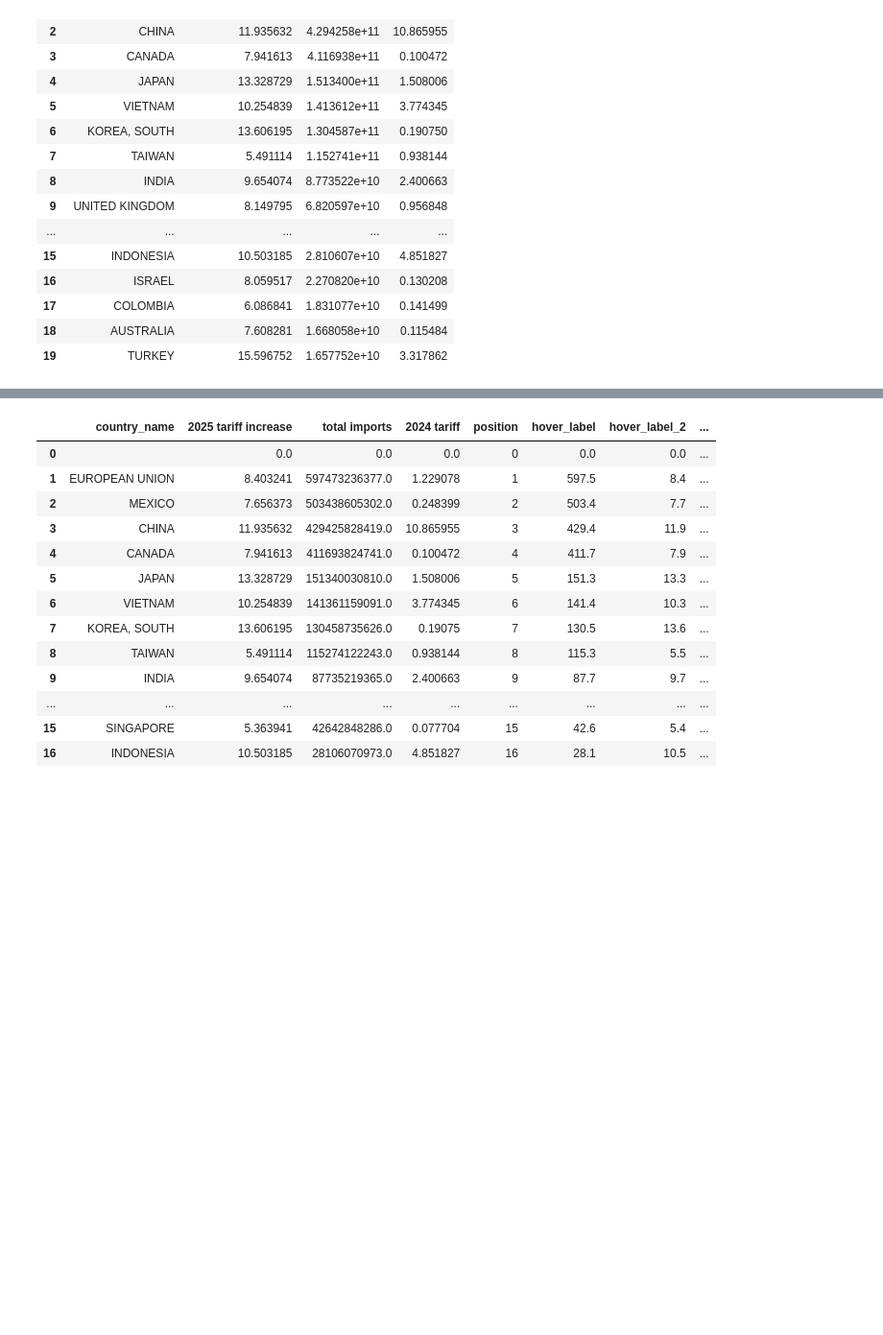
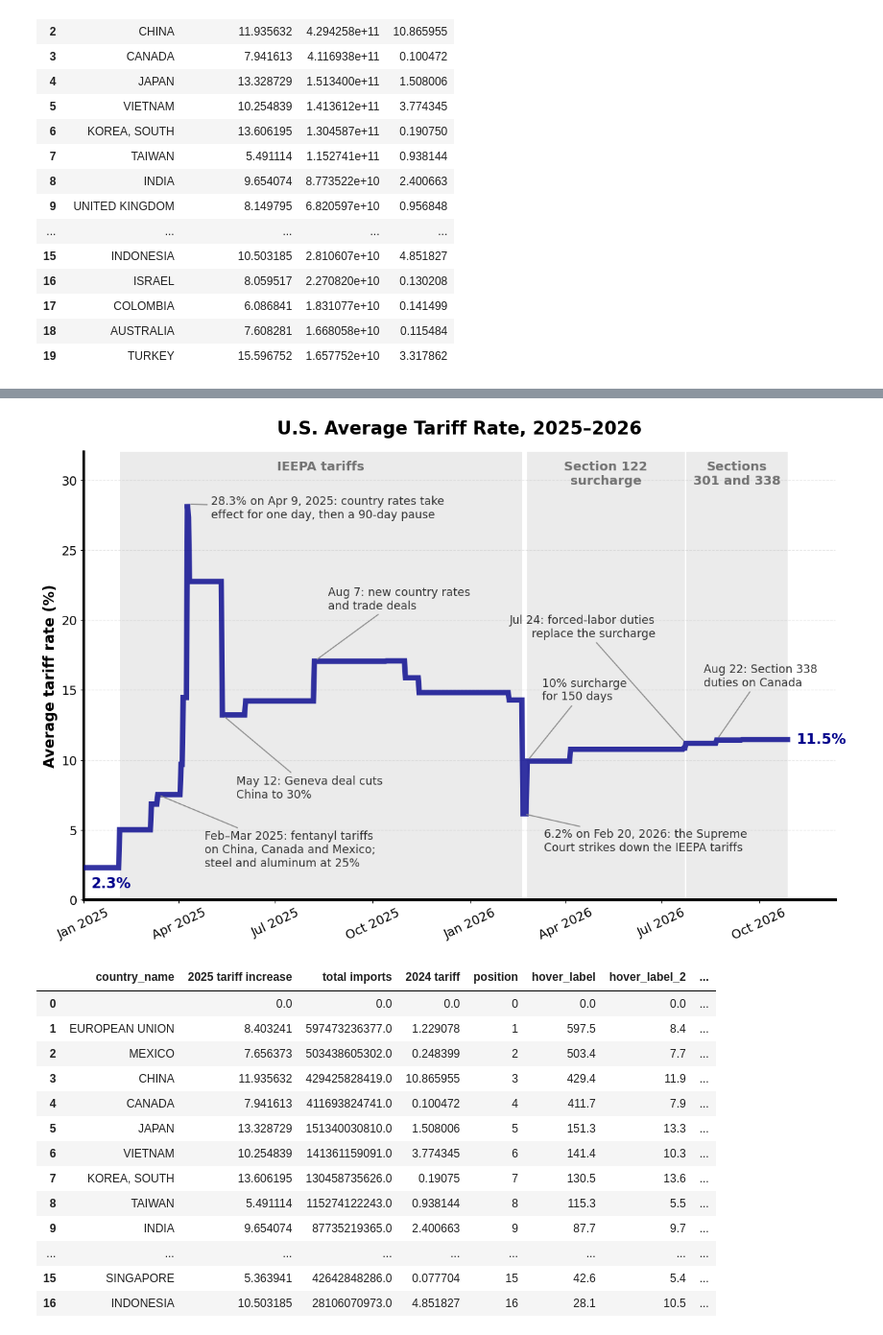
Before and after one commit to tradewartracker/trade-war-redux-2025, a Jupyter notebook: plot-tariff-by-country-by-time.ipynb, the cells around one changed output, grey strips where cells are left out. Shown at 96% size. Drawn from its saved outputs; the diff is of its cells as text; code cells hidden in the pictures; blank space fills up the shorter version.

```diff
--- a/plot-tariff-by-country-by-time.ipynb
+++ b/plot-tariff-by-country-by-time.ipynb
@@ -606,3 +573,95 @@ display(IPImage("tariff-fig.png"))
+# %%
+# ── README header figure ─────────────────────────────────────────────────
+# tariff-fig.png at the top of README.md: the daily national average, annotated
+# with the three policy periods and the main events, in the house figure style.
+# Each label reads its rate from the series, so only a new action needs a new
+# EVENTS entry. The line stops at the run date (the forward-filled tail is not data).
+%matplotlib inline
+import matplotlib.dates as mdates
+
+plt.rcParams.update({
+    'axes.spines.top': False, 'axes.spines.right': False,
+    'axes.linewidth': 3, 'axes.labelweight': 'bold', 'axes.titleweight': 'bold',
+    'axes.titlesize': 20, 'axes.labelsize': 16,
+    'xtick.labelsize': 14, 'ytick.labelsize': 14,
+    'legend.frameon': False, 'legend.fontsize': 12,
+    'grid.alpha': 0.3, 'grid.linestyle': '--', 'savefig.bbox': 'tight',
+})
+LINE = 'darkblue'
+NOTE = '#333333'
+
+as_of = pd.Timestamp.today().normalize()
+series = daily_tariff.loc[:as_of, "import_weighted_avg_tariff"]
+
+# Policy periods shaded behind the line: (start, end, label).
+PERIODS = [
+    ("2025-02-04", "2026-02-19", "IEEPA tariffs"),
+    ("2026-02-24", "2026-07-23", "Section 122\nsurcharge"),
+    ("2026-07-24", as_of, "Sections\n301 and 338"),
+]
+
+# Event callouts: (date, label, text x, text y, alignment). {v} is the rate that day.
+EVENTS = [
+    ("2025-03-12", "Feb–Mar 2025: fentanyl tariffs\non China, Canada and Mexico;\nsteel and aluminum at 25%",
+     "2025-04-25", 3.6, "left"),
+    ("2025-04-09", "{v:.1f}% on Apr 9, 2025: country rates take\neffect for one day, then a 90-day pause",
+     "2025-05-01", 28.0, "left"),
+    ("2025-05-12", "May 12: Geneva deal cuts\nChina to 30%",
+     "2025-05-25", 8.0, "left"),
+    ("2025-08-07", "Aug 7: new country rates\nand trade deals",
+     "2025-08-20", 21.5, "left"),
+    ("2026-02-20", "{v:.1f}% on Feb 20, 2026: the Supreme\nCourt strikes down the IEEPA tariffs",
+     "2026-03-12", 4.2, "left"),
+    ("2026-02-24", "10% surcharge\nfor 150 days",
+     "2026-03-10", 15.0, "left"),
+    ("2026-07-24", "Jul 24: forced-labor duties\nreplace the surcharge",
+     "2026-06-25", 19.5, "right"),
+    ("2026-08-22", "Aug 22: Section 338\nduties on Canada",
+     "2026-08-10", 16.0, "left"),
+]
+
+fig, ax = plt.subplots(figsize=(15, 9))
+
+ymax = 32
+for start, end, label in PERIODS:
+    s, e = pd.Timestamp(start), pd.Timestamp(end)
+    ax.axvspan(s, e, color="0.92", zorder=0, lw=0)
+    ax.text(s + (e - s) / 2, ymax - 0.6, label, ha="center", va="top",
+            fontsize=14, fontweight="bold", color="0.45")
+
+ax.plot(series.index, series.values, color=LINE, lw=6, alpha=0.8,
+        solid_joinstyle="miter", zorder=3)
+
+for date, text, tx, ty, ha in EVENTS:
+    d = pd.Timestamp(date)
+    v = series.loc[d]
+    ax.annotate(text.format(v=v), xy=(d, v), xytext=(pd.Timestamp(tx), ty),
+                ha=ha, va="center", fontsize=12.5, color=NOTE,
+                arrowprops=dict(arrowstyle="-", color="0.55", lw=1.2, shrinkA=2, shrinkB=4),
+                zorder=4)
+
+# Start and end-of-line values, color-matched to the line.
+ax.annotate(f"{series.iloc[-1]:.1f}%", xy=(series.index[-1], series.iloc[-1]),
+            xytext=(10, 0), textcoords="offset points",
+            fontsize=16, fontweight="bold", color=LINE, va="center")
+ax.annotate(f"{series.iloc[0]:.1f}%", xy=(series.index[0], series.iloc[0]),
+            xytext=(8, -18), textcoords="offset points", ha="left",
+            fontsize=16, fontweight="bold", color=LINE, va="center")
+
+ax.set_xlim(series.index[0], series.index[-1] + pd.Timedelta(days=45))
+ax.set_ylim(0, ymax)
+ax.set_ylabel("Average tariff rate (%)")
+ax.set_title("U.S. Average Tariff Rate, 2025–2026", pad=20)
+ax.xaxis.set_major_locator(mdates.MonthLocator(bymonth=[1, 4, 7, 10]))
+ax.xaxis.set_major_formatter(mdates.DateFormatter("%b %Y"))
+ax.tick_params(axis="x", rotation=25)
+ax.grid(axis="y")
+
+fig.savefig("tariff-fig.png", dpi=120)
+fig.savefig("figures/tariff-fig.pdf")
+plt.show()
+# %% [output]
+[figure, added]
 # %%
 foobar.head(20)
 # %% [output]
```
Also changed, not shown: parts of 6 cells of this notebook, 3 other files.
